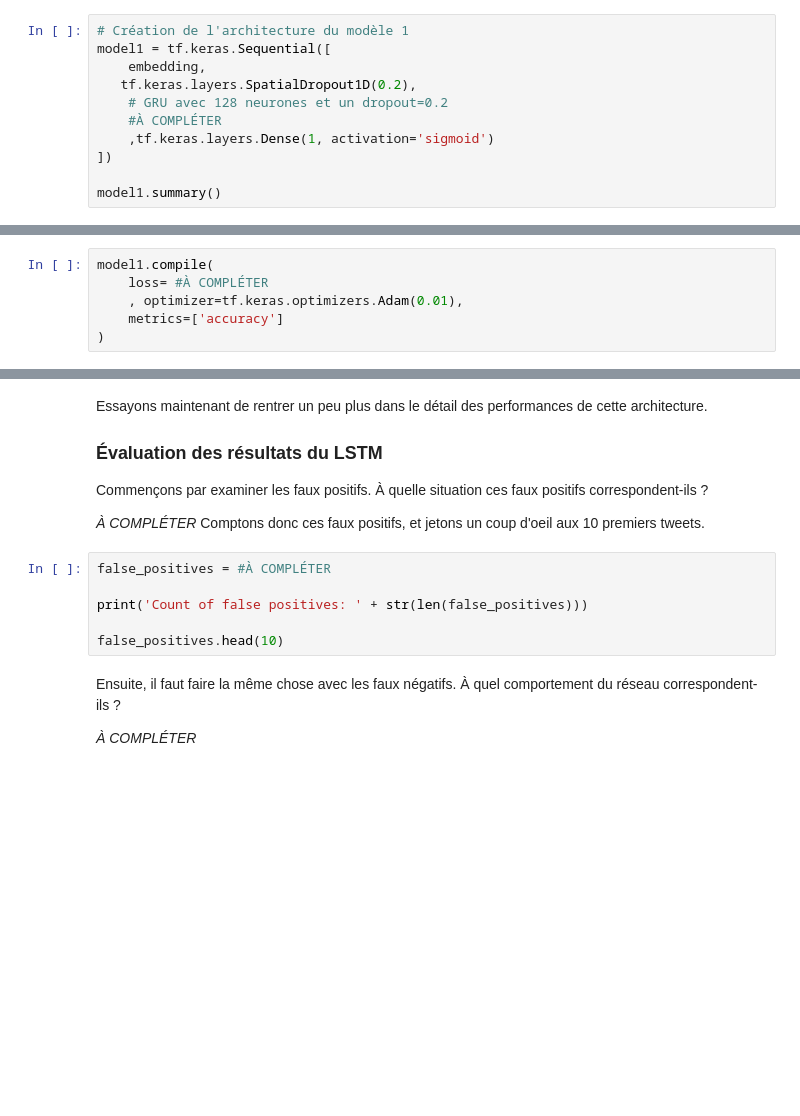
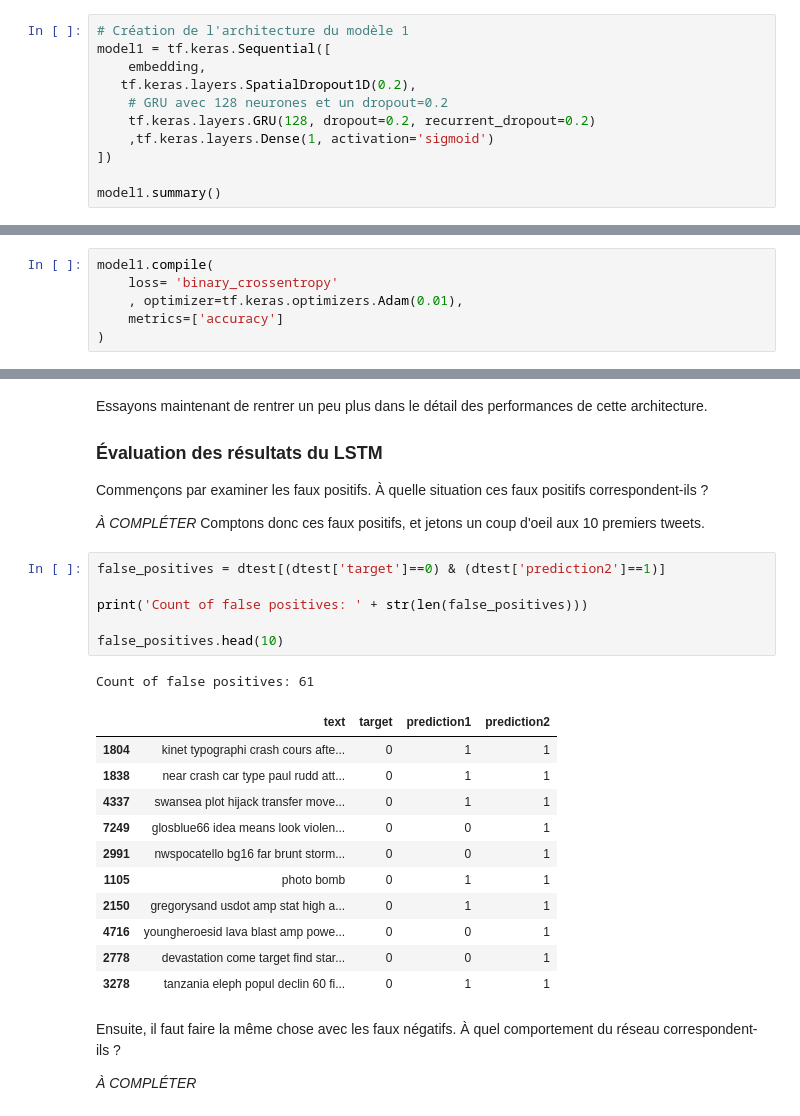
Before and after one commit to MagicalKyaru/Projet-Data-Science-WS, a Jupyter notebook: Corrigés/4. WS_NLP_RNN_Etudiant.ipynb, the cells around one changed output, grey strips where cells are left out. Saved outputs shown, nothing was run; the diff lists cells and outputs as text; blank space fills up the shorter version.

```diff
--- a/Corrigés/4. WS_NLP_RNN_Etudiant.ipynb
+++ b/Corrigés/4. WS_NLP_RNN_Etudiant.ipynb
@@ -602,7 +640,7 @@ model1 = tf.keras.Sequential([
     embedding,
    tf.keras.layers.SpatialDropout1D(0.2),
     # GRU avec 128 neurones et un dropout=0.2
-    #À COMPLÉTER
+    tf.keras.layers.GRU(128, dropout=0.2, recurrent_dropout=0.2)
     ,tf.keras.layers.Dense(1, activation='sigmoid')
 ])
 
@@ -611,7 +668,7 @@ model1.summary()
 Puis nous compilons le modèle en définissant la fonction d'apprentissage (avec un Adam de 0.01) et la fonction de perte (ici, loss binary crossentropy). Nous avons également ajouté un paramètre de métrique pour que la précision du modèle soit imprimée par époque.
 # %%
 model1.compile(
-    loss= #À COMPLÉTER
+    loss= 'binary_crossentropy'
     , optimizer=tf.keras.optimizers.Adam(0.01),
     metrics=['accuracy']
 )
@@ -744,11 +853,24 @@ Commençons par examiner les faux positifs. À quelle situation ces faux positif
 <em>À COMPLÉTER</em>
 Comptons donc ces faux positifs, et jetons un coup d'oeil aux 10 premiers tweets.
 # %%
-false_positives = #À COMPLÉTER
+false_positives = dtest[(dtest['target']==0) & (dtest['prediction2']==1)]
 
 print('Count of false positives: ' + str(len(false_positives)))
 
 false_positives.head(10)
+# %% [output]
+Count of false positives: 61
+|  | text | target | prediction1 | prediction2 |
+| 1804 | kinet typographi crash cours afte... | 0 | 1 | 1 |
+| 1838 | near crash car type paul rudd att... | 0 | 1 | 1 |
+| 4337 | swansea plot hijack transfer move... | 0 | 1 | 1 |
+| 7249 | glosblue66 idea means look violen... | 0 | 0 | 1 |
+| 2991 | nwspocatello bg16 far brunt storm... | 0 | 0 | 1 |
+| 1105 | photo bomb | 0 | 1 | 1 |
+| 2150 | gregorysand usdot amp stat high a... | 0 | 1 | 1 |
+| 4716 | youngheroesid lava blast amp powe... | 0 | 0 | 1 |
+| 2778 | devastation come target find star... | 0 | 0 | 1 |
+| 3278 | tanzania eleph popul declin 60 fi... | 0 | 1 | 1 |
 # %% [markdown]
 Ensuite, il faut faire la même chose avec les faux négatifs. À quel comportement du réseau correspondent-ils ?
 
```
Also changed, not shown: parts of 28 cells of this notebook, 2 other files.
